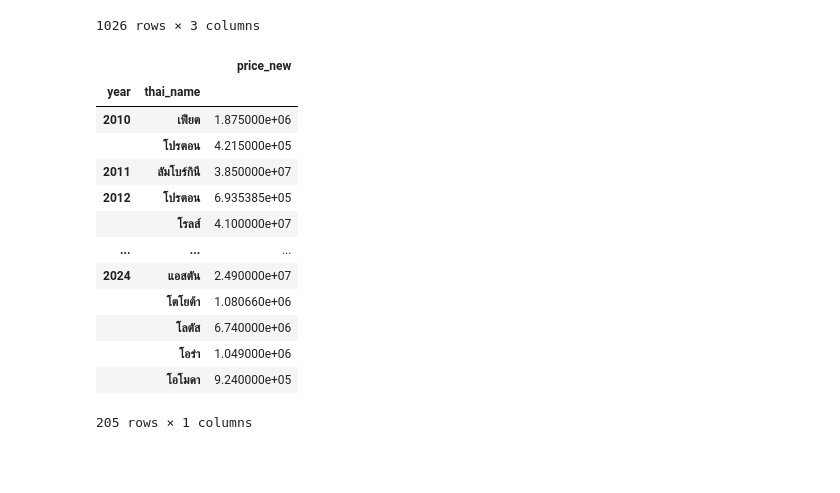
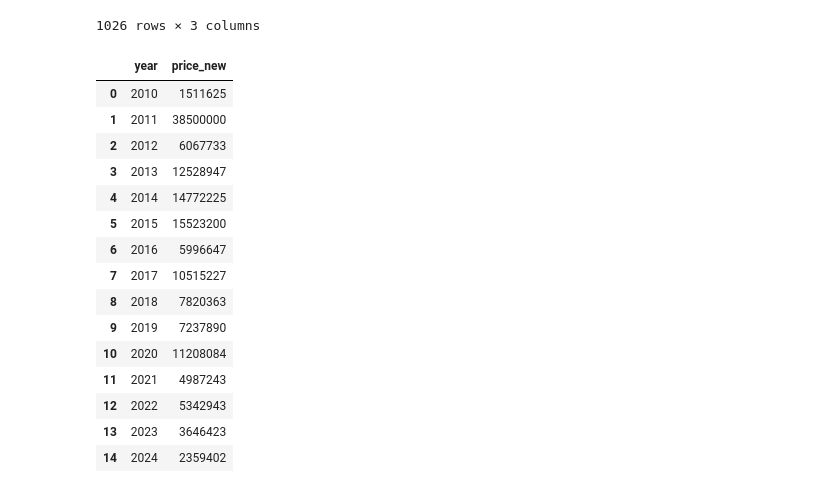
Before and after one commit to patchanarin2024/web-scraping, a Jupyter notebook: web_scraping_with_python.ipynb, the cells around one changed output. Drawn from its saved outputs; the diff is of its cells as text; code cells hidden in the pictures; blank space fills up the shorter version.

```diff
--- a/web_scraping_with_python.ipynb
+++ b/web_scraping_with_python.ipynb
@@ -195,23 +195,28 @@ df
 df = df.dropna()
 # %%
 import seaborn as sns
-# %%
-df.groupby(['year','thai_name'])[['price_new']].mean()
-# %% [output]
-|  |  | price_new |
-| year | thai_name |  |
-| 2010 | เฟียต | 1.875000e+06 |
-|  | โปรตอน | 4.215000e+05 |
-| 2011 | ลัมโบร์กินี | 3.850000e+07 |
-| 2012 | โปรตอน | 6.935385e+05 |
-|  | โรลส์ | 4.100000e+07 |
-| ... | ... | ... |
-| 2024 | แอสตัน | 2.490000e+07 |
-|  | โตโยต้า | 1.080660e+06 |
-|  | โลตัส | 6.740000e+06 |
-|  | โอร่า | 1.049000e+06 |
-|  | โอโมดา | 9.240000e+05 |
-205 rows × 1 columns
+# %%
+group_year = df.groupby(['year'])[['price_new']].mean()
+group_year['price_new'] = group_year['price_new'].astype(int)
+group_year = group_year.reset_index()
+group_year
+# %% [output]
+|  | year | price_new |
+| 0 | 2010 | 1511625 |
+| 1 | 2011 | 38500000 |
+| 2 | 2012 | 6067733 |
+| 3 | 2013 | 12528947 |
+| 4 | 2014 | 14772225 |
+| 5 | 2015 | 15523200 |
+| 6 | 2016 | 5996647 |
+| 7 | 2017 | 10515227 |
+| 8 | 2018 | 7820363 |
+| 9 | 2019 | 7237890 |
+| 10 | 2020 | 11208084 |
+| 11 | 2021 | 4987243 |
+| 12 | 2022 | 5342943 |
+| 13 | 2023 | 3646423 |
+| 14 | 2024 | 2359402 |
 # %%
 import pandas as pd
 import seaborn as sns
```
Also changed, not shown: parts of 1 cell of this notebook.
